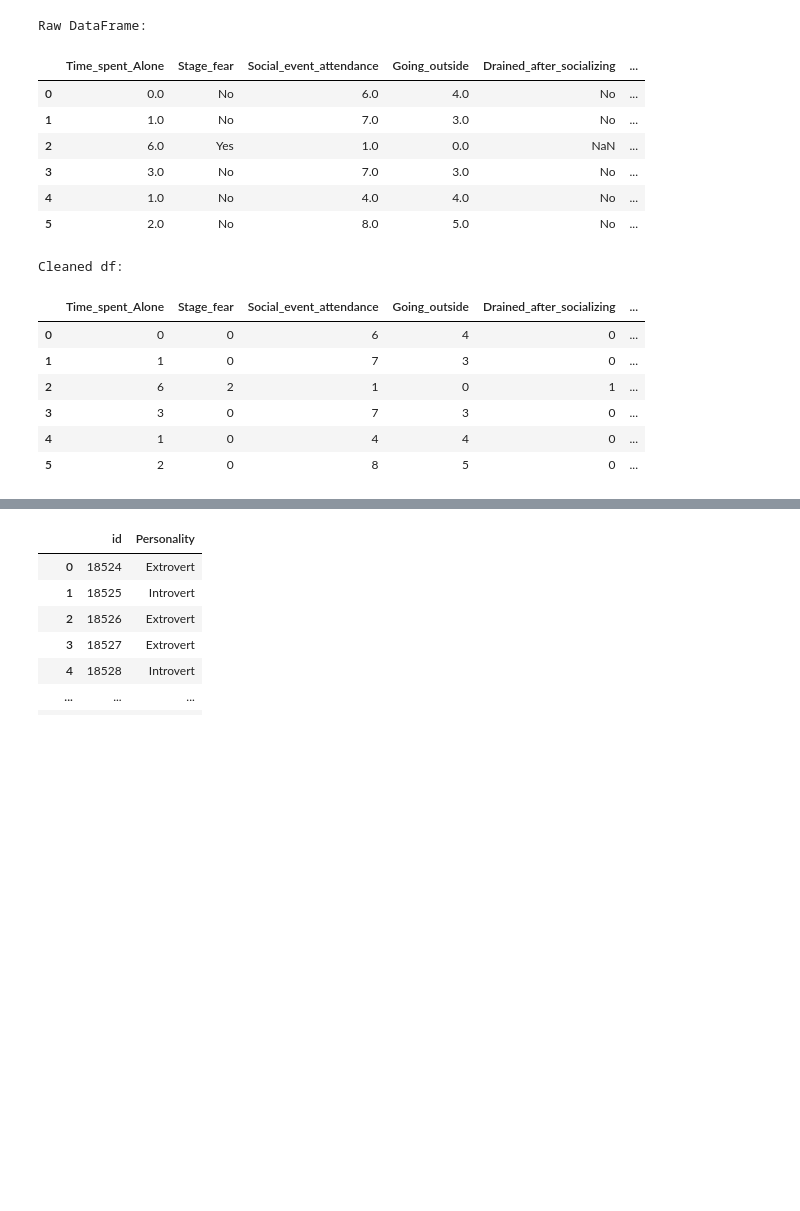
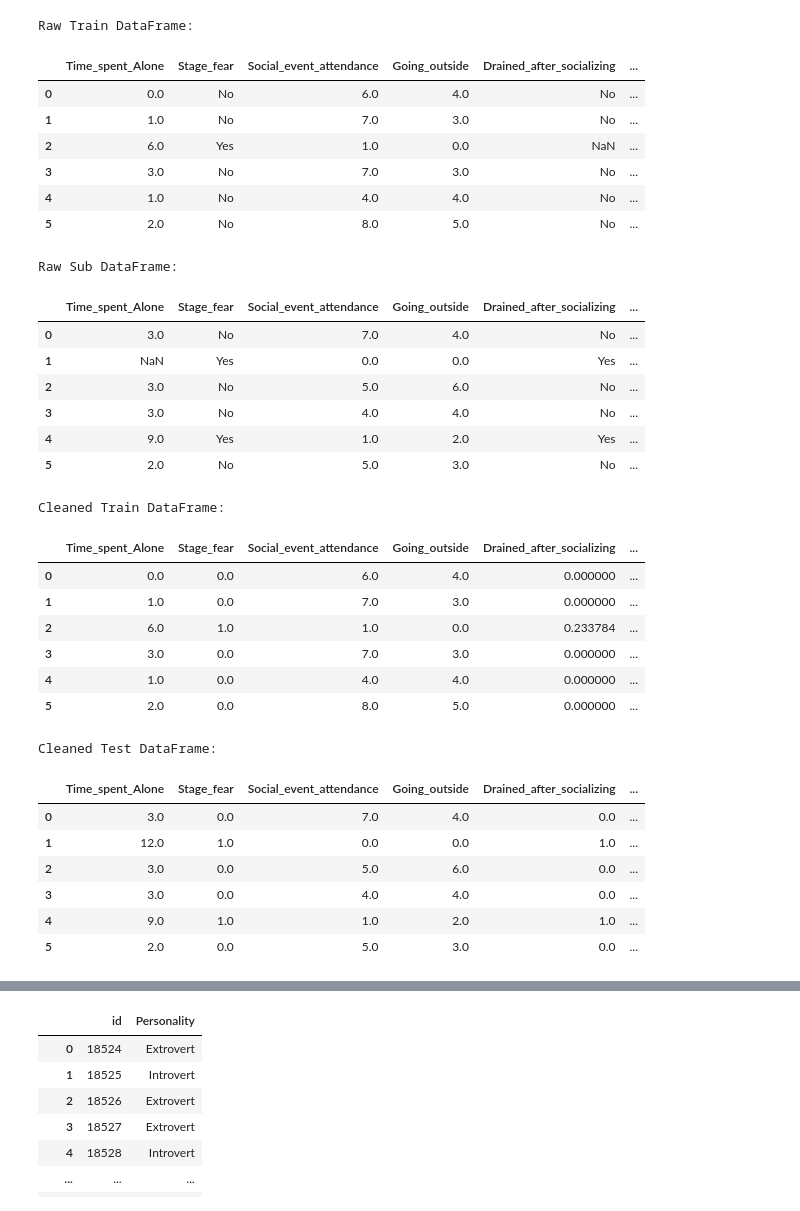
Before and after one commit to P1N60/introvert_vs_extrovert_classifier, a Jupyter notebook: notebooks/main.ipynb, the cells around one changed output, grey strips where cells are left out. Saved outputs shown, nothing was run; the diff lists cells and outputs as text; code cells hidden in the pictures; blank space fills up the shorter version.

```diff
--- a/notebooks/main.ipynb
+++ b/notebooks/main.ipynb
@@ -10,41 +10,64 @@ from sklearn.neural_network import MLPClassifier
 from sklearn.linear_model import SGDClassifier
 from sklearn.pipeline import make_pipeline
 # %%
-df = pd.read_csv("../data/train.csv").drop(["id"], axis=1)
-sub_df = pd.read_csv("../data/test.csv")
-print("Raw DataFrame:")
-display(df.head(6))
+train_df = pd.read_csv("../data/train.csv").drop(["id"], axis=1)
+sub_df = pd.read_csv("../data/test.csv").drop(["id"], axis=1)
+print("Raw Train DataFrame:")
+display(train_df.head(6))
+print("Raw Sub DataFrame:")
+display(sub_df.head(6))
 
-imputer = SimpleImputer(strategy="most_frequent")
+imputer = SimpleImputer(strategy="mean")
 le = LabelEncoder()
 
-for feature in df.columns:
-	if feature == "Stage_fear" or feature == "Drained_after_socializing":
-		for i in range(len(df)):
-			if pd.isna(df.loc[i, feature]):
-				df.loc[i, feature] = "Unknown"
-		df[feature] = le.fit_transform(df[feature])
-	else:
+for df in [train_df, sub_df]:
+	for feature in df.columns:
+		if feature == "Stage_fear" or feature == "Drained_after_socializing":
+			for i in range(len(df)):
+				if df.loc[i, feature] == "No":
+					df.loc[i, feature] = "0"
+				if df.loc[i, feature] == "Yes":
+					df.loc[i, feature] = "1"
+			df[feature] = imputer.fit_transform(df[[feature]]).flatten()
+		else:
+			df[feature] = le.fit_transform(df[feature])
 		df[feature] = imputer.fit_transform(df[[feature]]).flatten()
-		df[feature] = le.fit_transform(df[feature])
 
-print("Cleaned df:")
-display(df.head(6))
+print("Cleaned Train DataFrame:")
+display(train_df.head(6))
+print("Cleaned Test DataFrame:")
+display(sub_df.head(6))
 # %% [output]
-Raw DataFrame:
+Raw Train DataFrame:
 |  | Time_spent_Alone | Stage_fear | Social_event_attendance | Going_outside | Drained_after_socializing | ... |
 | 0 | 0.0 | No | 6.0 | 4.0 | No | ... |
 | 1 | 1.0 | No | 7.0 | 3.0 | No | ... |
 | 2 | 6.0 | Yes | 1.0 | 0.0 | NaN | ... |
 | 3 | 3.0 | No | 7.0 | 3.0 | No | ... |
 | 4 | 1.0 | No | 4.0 | 4.0 | No | ... |
 | 5 | 2.0 | No | 8.0 | 5.0 | No | ... |
-Cleaned df:
+Raw Sub DataFrame:
 |  | Time_spent_Alone | Stage_fear | Social_event_attendance | Going_outside | Drained_after_socializing | ... |
-| 0 | 0 | 0 | 6 | 4 | 0 | ... |
-| 1 | 1 | 0 | 7 | 3 | 0 | ... |
-| 2 | 6 | 2 | 1 | 0 | 1 | ... |
-| 3 | 3 | 0 | 7 | 3 | 0 | ... |
-| 4 | 1 | 0 | 4 | 4 | 0 | ... |
-| 5 | 2 | 0 | 8 | 5 | 0 | ... |
+| 0 | 3.0 | No | 7.0 | 4.0 | No | ... |
+| 1 | NaN | Yes | 0.0 | 0.0 | Yes | ... |
+| 2 | 3.0 | No | 5.0 | 6.0 | No | ... |
+| 3 | 3.0 | No | 4.0 | 4.0 | No | ... |
+| 4 | 9.0 | Yes | 1.0 | 2.0 | Yes | ... |
+| 5 | 2.0 | No | 5.0 | 3.0 | No | ... |
+Cleaned Train DataFrame:
+|  | Time_spent_Alone | Stage_fear | Social_event_attendance | Going_outside | Drained_after_socializing | ... |
+| 0 | 0.0 | 0.0 | 6.0 | 4.0 | 0.000000 | ... |
+| 1 | 1.0 | 0.0 | 7.0 | 3.0 | 0.000000 | ... |
+| 2 | 6.0 | 1.0 | 1.0 | 0.0 | 0.233784 | ... |
+| 3 | 3.0 | 0.0 | 7.0 | 3.0 | 0.000000 | ... |
+| 4 | 1.0 | 0.0 | 4.0 | 4.0 | 0.000000 | ... |
+| 5 | 2.0 | 0.0 | 8.0 | 5.0 | 0.000000 | ... |
+Cleaned Test DataFrame:
+|  | Time_spent_Alone | Stage_fear | Social_event_attendance | Going_outside | Drained_after_socializing | ... |
+| 0 | 3.0 | 0.0 | 7.0 | 4.0 | 0.0 | ... |
+| 1 | 12.0 | 1.0 | 0.0 | 0.0 | 1.0 | ... |
+| 2 | 3.0 | 0.0 | 5.0 | 6.0 | 0.0 | ... |
+| 3 | 3.0 | 0.0 | 4.0 | 4.0 | 0.0 | ... |
+| 4 | 9.0 | 1.0 | 1.0 | 2.0 | 1.0 | ... |
+| 5 | 2.0 | 0.0 | 5.0 | 3.0 | 0.0 | ... |
 # %%
```
Also changed, not shown: parts of 7 cells of this notebook, 1 other file.
